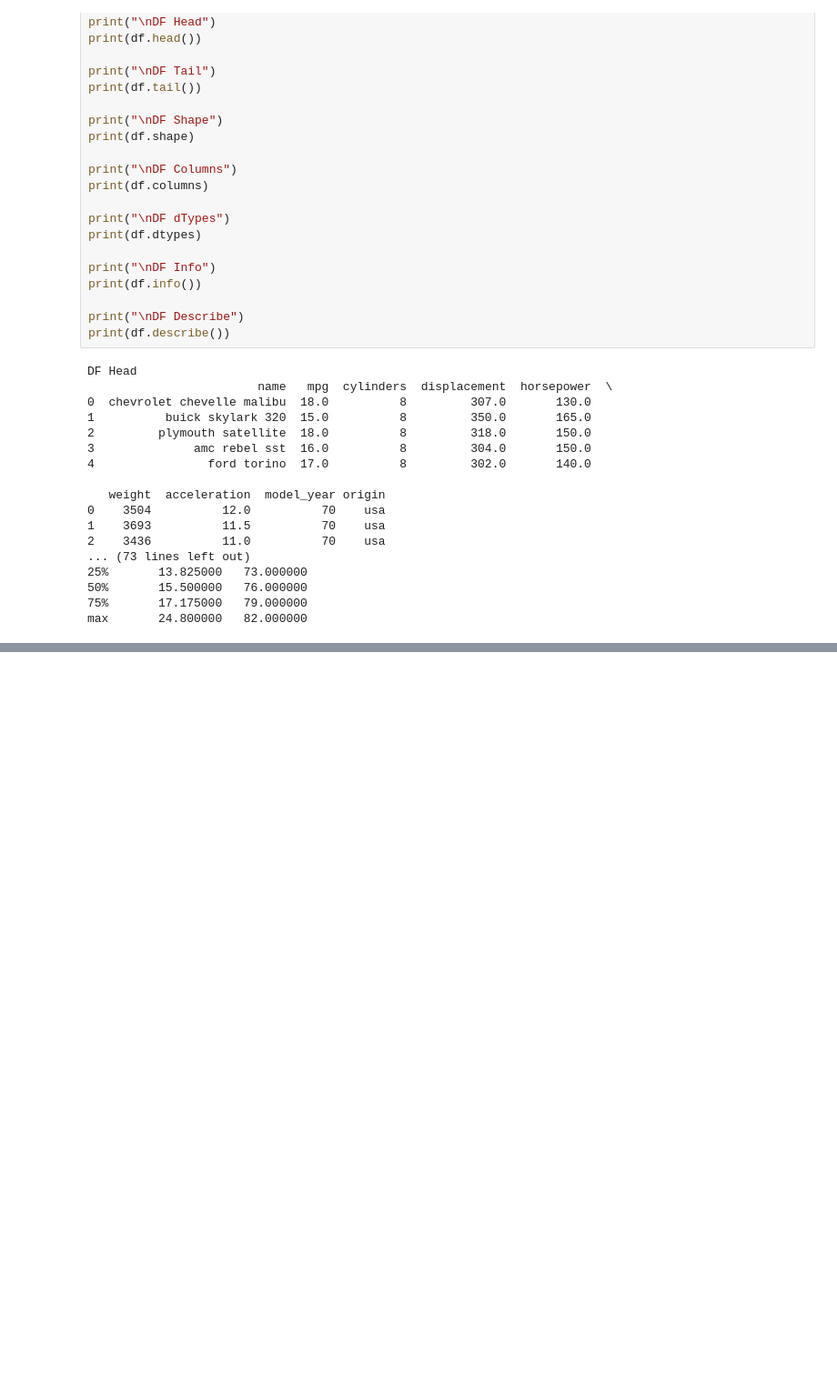
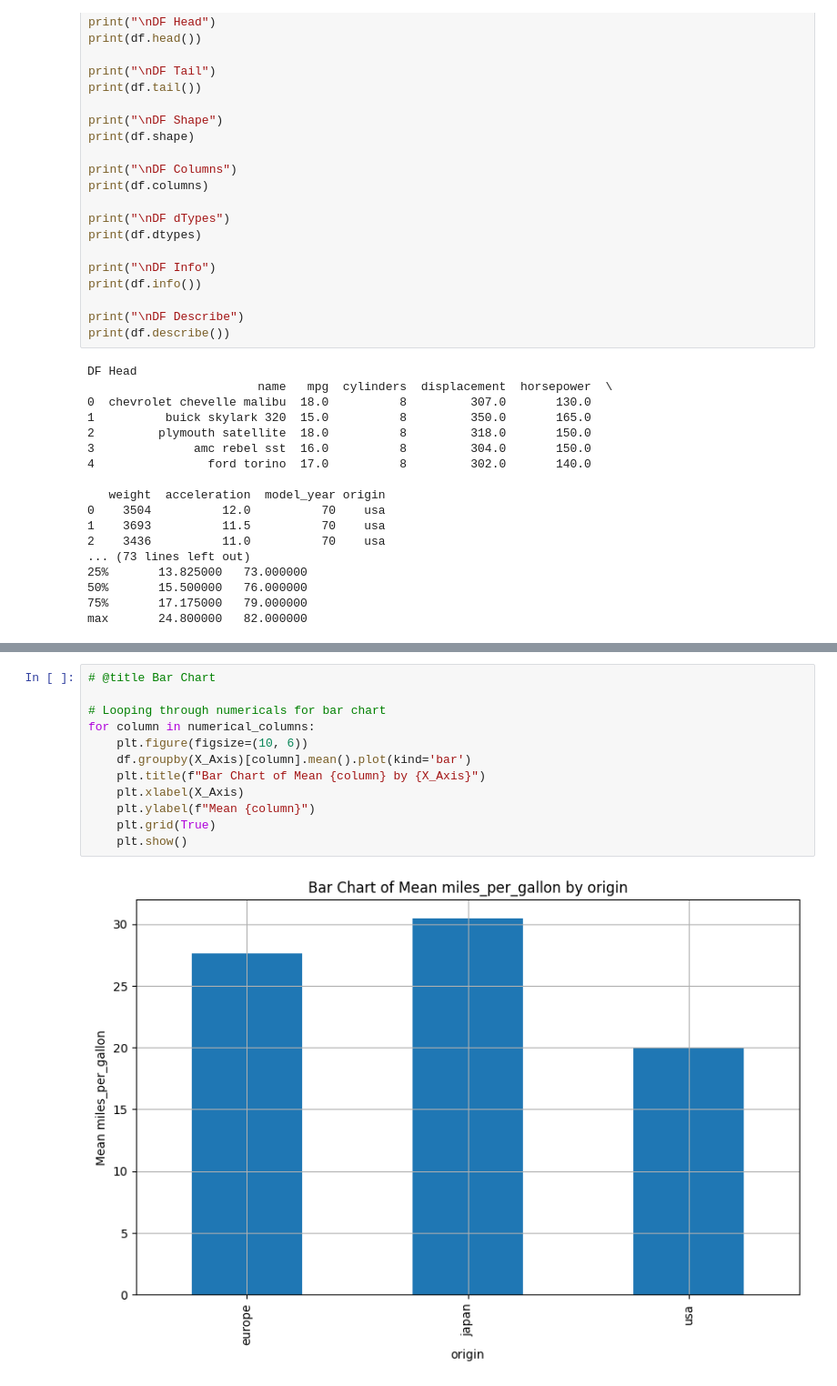
Before and after one commit to annhmartin/Base-Models, a Jupyter notebook: Tutorial_Assignment.ipynb, the cells around one changed output, grey strips where cells are left out. Shown at 91% size. Drawn from its saved outputs; the diff is of its cells as text; blank space fills up the shorter version.

```diff
--- a/Tutorial_Assignment.ipynb
+++ b/Tutorial_Assignment.ipynb
@@ -129,0 +166,14 @@ No changes to column names
+# %%
+# @title Bar Chart
+
+# Looping through numericals for bar chart
+for column in numerical_columns:
+    plt.figure(figsize=(10, 6))
+    df.groupby(X_Axis)[column].mean().plot(kind='bar')
+    plt.title(f"Bar Chart of Mean {column} by {X_Axis}")
+    plt.xlabel(X_Axis)
+    plt.ylabel(f"Mean {column}")
+    plt.grid(True)
+    plt.show()
+# %% [output]
+[figure, added]
```
Also changed, not shown: parts of 19 cells of this notebook.
